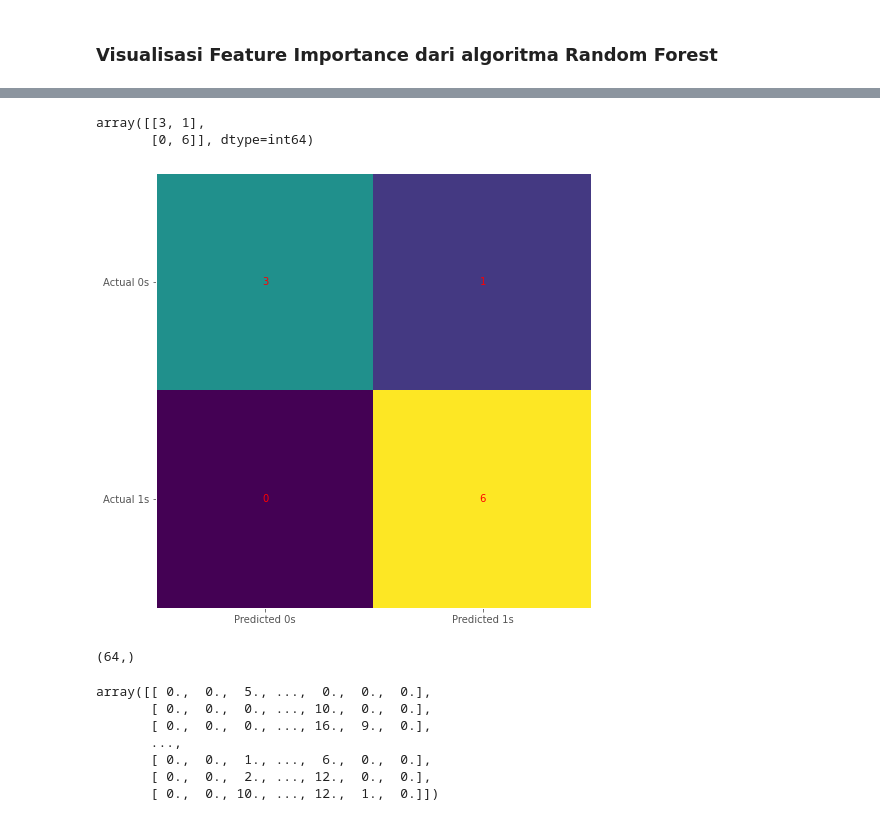
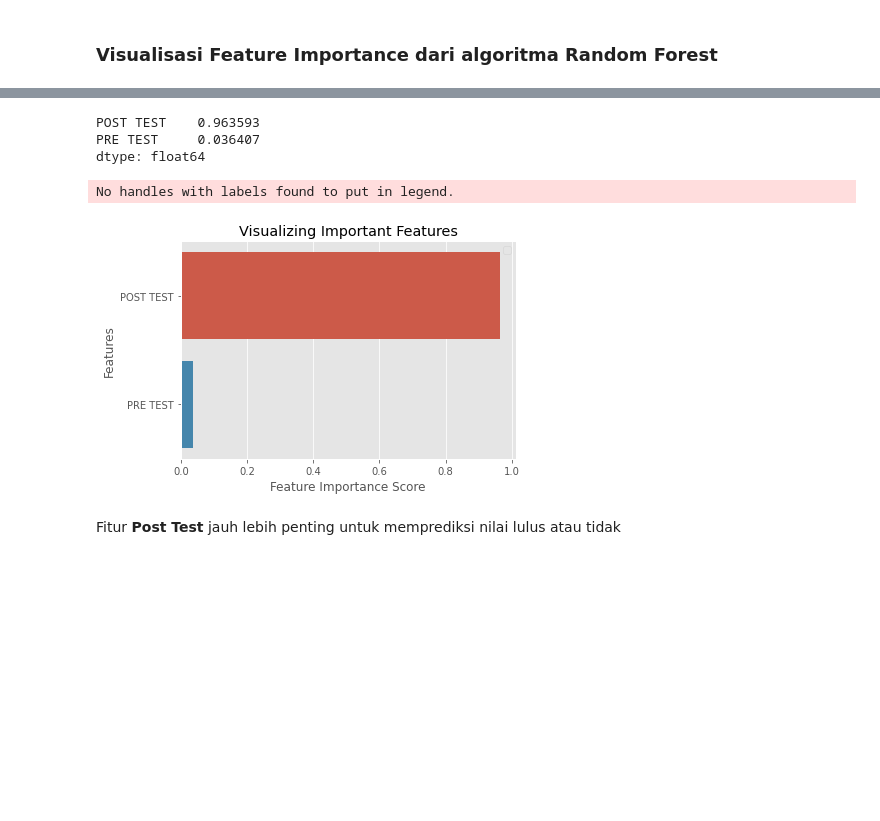
Before and after one commit to RahmatHardian/H8_PYTN047ONL007, a Jupyter notebook: PYTN_Assgn_3_PYTN047ONL007RAHMAT HARDIAN.ipynb, the cells around one changed output, grey strips where cells are left out. Cells and saved outputs as stored; diff of their text form; code cells hidden in the pictures; blank space fills up the shorter version.

```diff
--- a/PYTN_Assgn_3_PYTN047ONL007RAHMAT HARDIAN.ipynb
+++ b/PYTN_Assgn_3_PYTN047ONL007RAHMAT HARDIAN.ipynb
@@ -310,7 +290,7 @@ Accuracy: 0.9990011320503429
 # %% [markdown]
 # Random Forest
 # %%
-x_train_rft, x_test_rf, y_train_rf, y_test_rf = train_test_split(df_data[['PRE TEST']+['POST TEST']], df_data['STATUS'], test_size=0.2, random_state=0)
+x_train_rf, x_test_rf, y_train_rf, y_test_rf = train_test_split(df_data[['PRE TEST']+['POST TEST']], df_data['STATUS'], test_size=0.2, random_state=0)
 # %%
 #Import Random Forest Model
 from sklearn.ensemble import RandomForestClassifier
@@ -319,7 +299,7 @@ from sklearn.ensemble import RandomForestClassifier
 rfc=RandomForestClassifier(n_estimators=100)
 
 #Train the model using the training sets y_pred=clf.predict(X_test)
-rfc.fit(x_train_rft, y_train_rf)
+rfc.fit(x_train_rf, y_train_rf)
 
 y_pred_rfc=rfc.predict(x_test_rf)
 # %%
@@ -447,35 +379,26 @@ model.score(x,y)
-# %%
-confusion_matrix(y, model.predict(x))
-# %% [output]
-array([[3, 1],
-       [0, 6]], dtype=int64)
-# %%
-cm = confusion_matrix(y, model.predict(x))
-
-fig, ax = plt.subplots(figsize=(8, 8))
-ax.imshow(cm)
-ax.grid(False)
-ax.xaxis.set(ticks=(0, 1), ticklabels=('Predicted 0s', 'Predicted 1s'))
-ax.yaxis.set(ticks=(0, 1), ticklabels=('Actual 0s', 'Actual 1s'))
-ax.set_ylim(1.5, -0.5)
-for i in range(2):
-    for j in range(2):
-        ax.text(j, i, cm[i, j], ha='center', va='center', color='red')
-plt.show()
-# %% [output]
-[figure, removed]
-# %%
-x, y = load_digits(return_X_y=True)
-x[1].shape
-# %% [output]
-(64,)
-# %%
-x
-# %% [output]
-array([[ 0.,  0.,  5., ...,  0.,  0.,  0.],
-       [ 0.,  0.,  0., ..., 10.,  0.,  0.],
-       [ 0.,  0.,  0., ..., 16.,  9.,  0.],
-       ...,
-       [ 0.,  0.,  1., ...,  6.,  0.,  0.],
-       [ 0.,  0.,  2., ..., 12.,  0.,  0.],
-       [ 0.,  0., 10., ..., 12.,  1.,  0.]])
+# %%
+feature_importance = pd.Series(rfc.feature_importances_, index=x_train_rf.columns).sort_values(ascending=False)
+feature_importance
+# %% [output]
+POST TEST    0.963593
+PRE TEST     0.036407
+dtype: float64
+# %%
+import matplotlib.pyplot as plt
+import seaborn as sns
+%matplotlib inline
+
+# Creating a bar plot
+sns.barplot(x=feature_importance, y=feature_importance.index)
+
+# Add labels to your graph
+plt.xlabel('Feature Importance Score')
+plt.ylabel('Features')
+plt.title("Visualizing Important Features")
+plt.legend()
+plt.show()
+# %% [output]
+No handles with labels found to put in legend.
+[figure, added]
+# %% [markdown]
+Fitur __Post Test__ jauh lebih penting untuk memprediksi nilai lulus atau tidak
```
Also changed, not shown: parts of 22 cells of this notebook.
